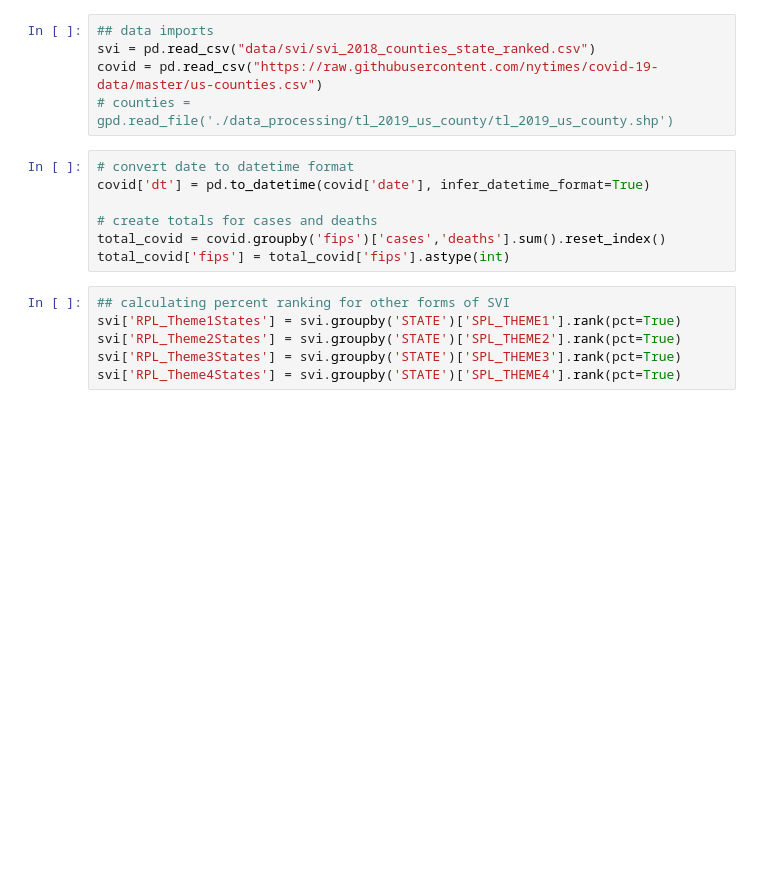
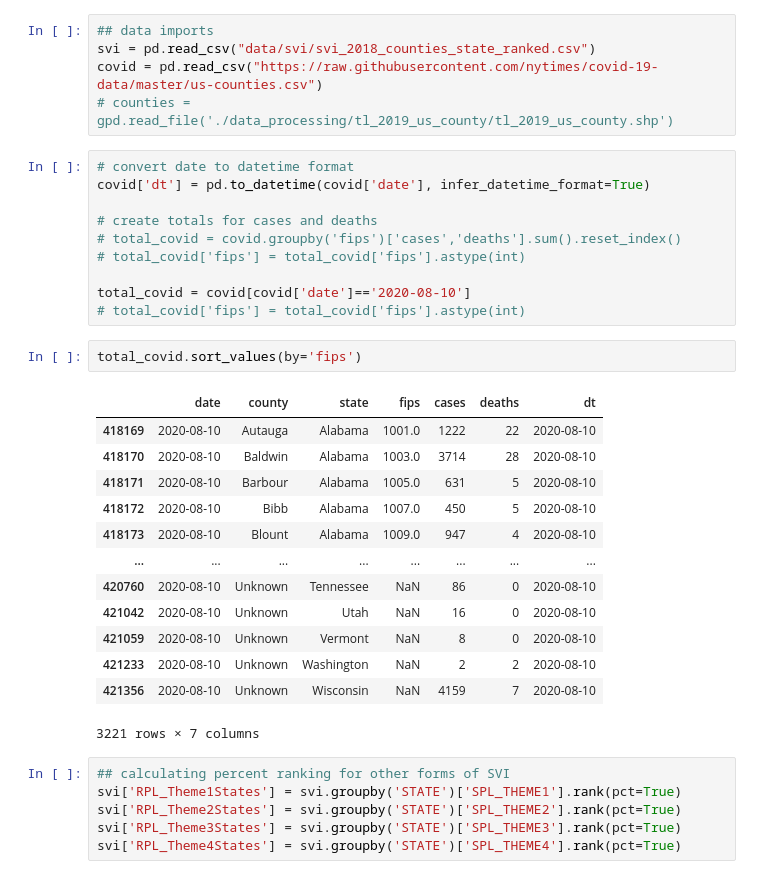
Before and after one commit to CenterForSpatialResearch/community_health_workers, a Jupyter notebook: 07_svi_covid.ipynb, the cells around one changed output. Drawn from its saved outputs; the diff is of its cells as text; blank space fills up the shorter version.

```diff
--- a/07_svi_covid.ipynb
+++ b/07_svi_covid.ipynb
@@ -24,8 +24,27 @@ covid = pd.read_csv("https://raw.githubusercontent.com/nytimes/covid-19-data/mas
 covid['dt'] = pd.to_datetime(covid['date'], infer_datetime_format=True)
 
 # create totals for cases and deaths
-total_covid = covid.groupby('fips')['cases','deaths'].sum().reset_index()
-total_covid['fips'] = total_covid['fips'].astype(int)
+# total_covid = covid.groupby('fips')['cases','deaths'].sum().reset_index()
+# total_covid['fips'] = total_covid['fips'].astype(int)
+
+total_covid = covid[covid['date']=='2020-08-10']
+# total_covid['fips'] = total_covid['fips'].astype(int)
+# %%
+total_covid.sort_values(by='fips')
+# %% [output]
+|  | date | county | state | fips | cases | deaths | dt |
+| 418169 | 2020-08-10 | Autauga | Alabama | 1001.0 | 1222 | 22 | 2020-08-10 |
+| 418170 | 2020-08-10 | Baldwin | Alabama | 1003.0 | 3714 | 28 | 2020-08-10 |
+| 418171 | 2020-08-10 | Barbour | Alabama | 1005.0 | 631 | 5 | 2020-08-10 |
+| 418172 | 2020-08-10 | Bibb | Alabama | 1007.0 | 450 | 5 | 2020-08-10 |
+| 418173 | 2020-08-10 | Blount | Alabama | 1009.0 | 947 | 4 | 2020-08-10 |
+| ... | ... | ... | ... | ... | ... | ... | ... |
+| 420760 | 2020-08-10 | Unknown | Tennessee | NaN | 86 | 0 | 2020-08-10 |
+| 421042 | 2020-08-10 | Unknown | Utah | NaN | 16 | 0 | 2020-08-10 |
+| 421059 | 2020-08-10 | Unknown | Vermont | NaN | 8 | 0 | 2020-08-10 |
+| 421233 | 2020-08-10 | Unknown | Washington | NaN | 2 | 2 | 2020-08-10 |
+| 421356 | 2020-08-10 | Unknown | Wisconsin | NaN | 4159 | 7 | 2020-08-10 |
+3221 rows × 7 columns
 # %%
 ## calculating percent ranking for other forms of SVI
 svi['RPL_Theme1States'] = svi.groupby('STATE')['SPL_THEME1'].rank(pct=True)
```
Also changed, not shown: parts of 7 cells of this notebook, 6 other files.
